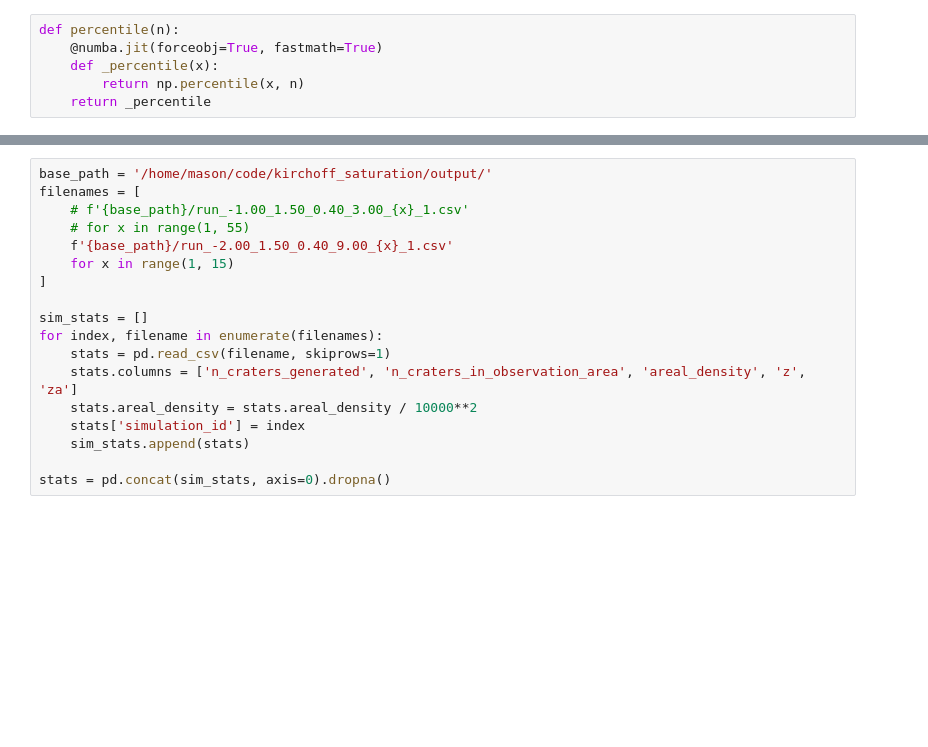
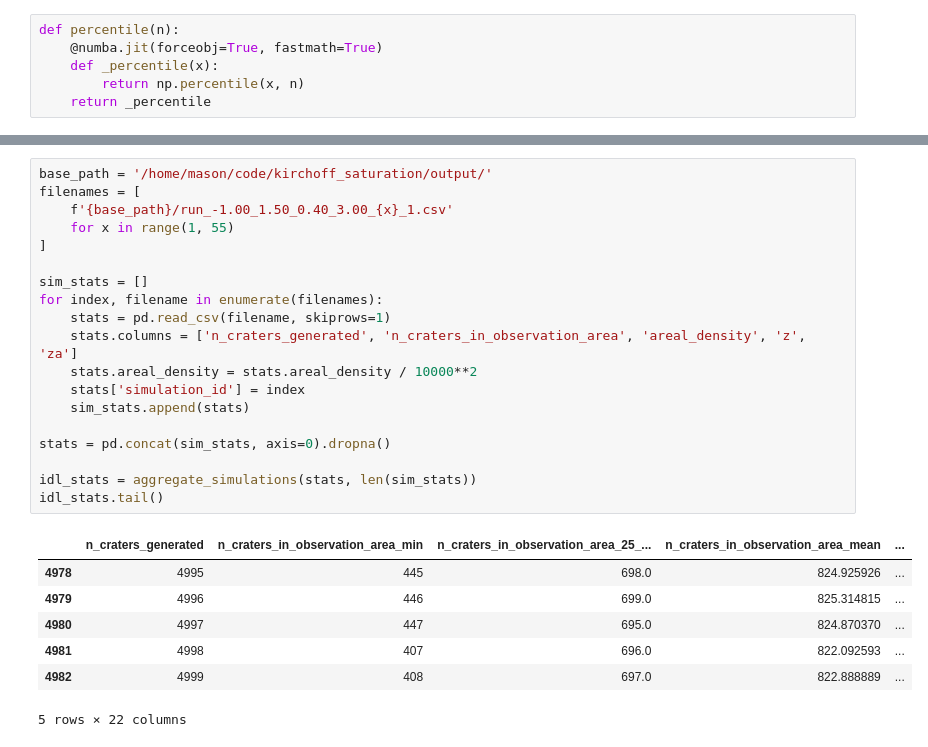
Before and after one commit to seanmason/saturation, a Jupyter notebook: notebooks/PlotStats.ipynb, the cells around one changed output, grey strips where cells are left out. Drawn from its saved outputs; the diff is of its cells as text; blank space fills up the shorter version.

```diff
--- a/notebooks/PlotStats.ipynb
+++ b/notebooks/PlotStats.ipynb
@@ -138,18 +147,27 @@ plot_statistics(grouped)
 # %%
 base_path = '/home/mason/code/kirchoff_saturation/output/'
 filenames = [
-    # f'{base_path}/run_-1.00_1.50_0.40_3.00_{x}_1.csv'
-    # for x in range(1, 55)
-    f'{base_path}/run_-2.00_1.50_0.40_9.00_{x}_1.csv'
-    for x in range(1, 15)
+    f'{base_path}/run_-1.00_1.50_0.40_3.00_{x}_1.csv'
+    for x in range(1, 55)
 ]
 
 sim_stats = []
 for index, filename in enumerate(filenames):
     stats = pd.read_csv(filename, skiprows=1)
     stats.columns = ['n_craters_generated', 'n_craters_in_observation_area', 'areal_density', 'z', 'za']
     stats.areal_density = stats.areal_density / 10000**2
     stats['simulation_id'] = index
     sim_stats.append(stats)
 
 stats = pd.concat(sim_stats, axis=0).dropna()
+
+idl_stats = aggregate_simulations(stats, len(sim_stats))
+idl_stats.tail()
+# %% [output]
+|  | n_craters_generated | n_craters_in_observation_area_min | n_craters_in_observation_area_25_... | n_craters_in_observation_area_mean | ... |
+| 4978 | 4995 | 445 | 698.0 | 824.925926 | ... |
+| 4979 | 4996 | 446 | 699.0 | 825.314815 | ... |
+| 4980 | 4997 | 447 | 695.0 | 824.870370 | ... |
+| 4981 | 4998 | 407 | 696.0 | 822.092593 | ... |
+| 4982 | 4999 | 408 | 697.0 | 822.888889 | ... |
+5 rows × 22 columns
```
Also changed, not shown: parts of 16 cells of this notebook, 3 other files.
